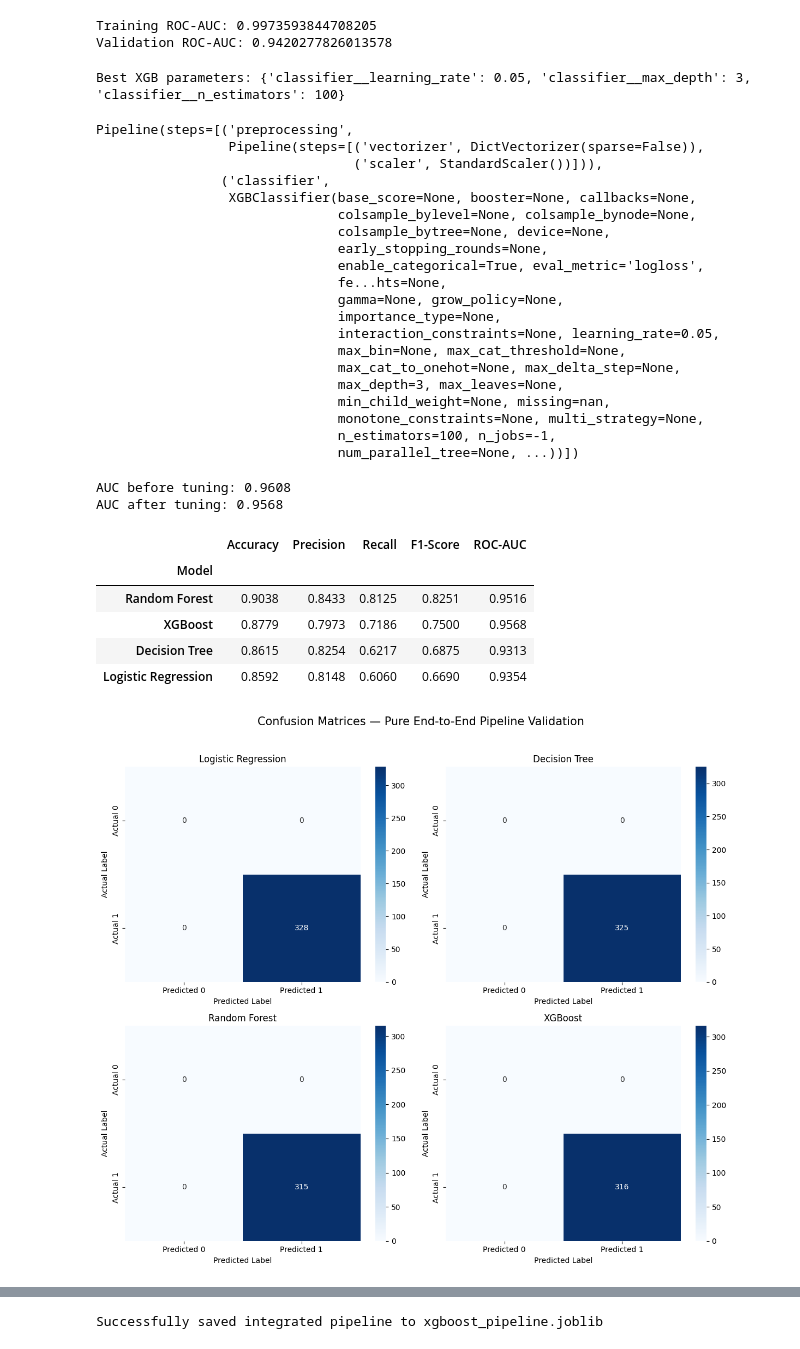
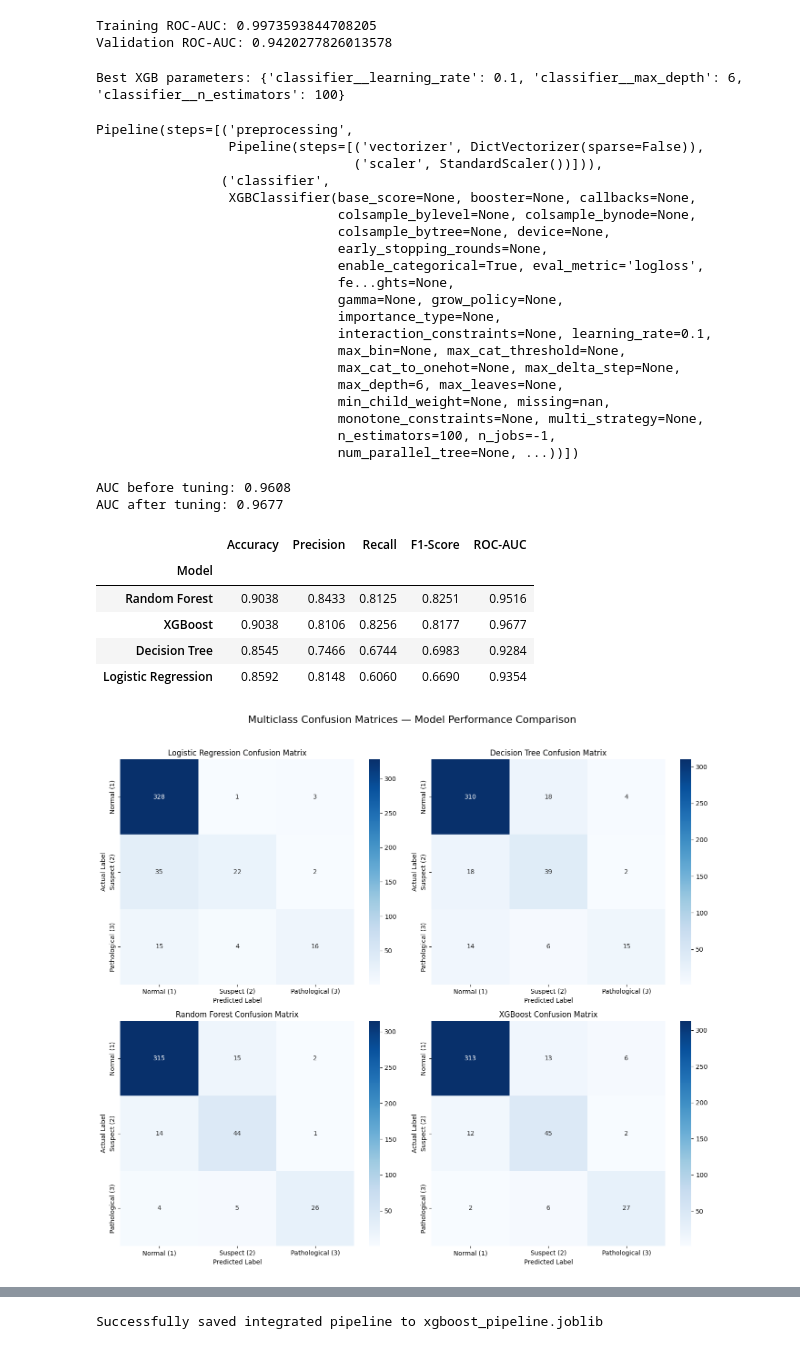
Before and after one commit to Brianoyaro/Fetal-Health-Classification, a Jupyter notebook: scripts/fetal_health.ipynb, the cells around one changed output, grey strips where cells are left out. Saved outputs shown, nothing was run; the diff lists cells and outputs as text; code cells hidden in the pictures.

```diff
--- a/scripts/fetal_health.ipynb
+++ b/scripts/fetal_health.ipynb
@@ -173,7 +183,7 @@ param_grid = {
 grid_search_lr = GridSearchCV(
     estimator=logistic_reg_pipeline,
     param_grid=param_grid,
-    scoring='roc_auc',
+    scoring='roc_auc_ovr',
     cv=cv,
     n_jobs=-1,
     refit=True
@@ -244,7 +254,7 @@ param_grid_dt = {
 grid_search_dt = GridSearchCV(
     estimator=decision_tree_pipeline,
     param_grid=param_grid_dt,
-    scoring='roc_auc',
+    scoring='roc_auc_ovr',
     cv=cv,
     n_jobs=-1
 )
@@ -411,7 +421,7 @@ param_grid_xgb = {
 grid_search_xgb = GridSearchCV(
     estimator=xgboost_pipeline,
     param_grid=param_grid_xgb,
-    scoring='roc_auc',
+    scoring='roc_auc_ovr',
     cv=cv,
     n_jobs=-1
 )
@@ -433,7 +443,7 @@ final_xgb = Pipeline([
 ])
 final_xgb.fit(X_dict_full_train, y_full_train_xgb)
 # %% [output]
-Best XGB parameters: {'classifier__learning_rate': 0.05, 'classifier__max_depth': 3, 'classifier__n_estimators': 100}
+Best XGB parameters: {'classifier__learning_rate': 0.1, 'classifier__max_depth': 6, 'classifier__n_estimators': 100}
 Pipeline(steps=[('preprocessing',
                  Pipeline(steps=[('vectorizer', DictVectorizer(sparse=False)),
                                  ('scaler', StandardScaler())])),
@@ -443,13 +453,13 @@ Pipeline(steps=[('preprocessing',
                                colsample_bytree=None, device=None,
                                early_stopping_rounds=None,
                                enable_categorical=True, eval_metric='logloss',
-                               fe...hts=None,
+                               fe...ghts=None,
                                gamma=None, grow_policy=None,
                                importance_type=None,
-                               interaction_constraints=None, learning_rate=0.05,
+                               interaction_constraints=None, learning_rate=0.1,
                                max_bin=None, max_cat_threshold=None,
                                max_cat_to_onehot=None, max_delta_step=None,
-                               max_depth=3, max_leaves=None,
+                               max_depth=6, max_leaves=None,
                                min_child_weight=None, missing=nan,
                                monotone_constraints=None, multi_strategy=None,
                                n_estimators=100, n_jobs=-1,
@@ -463,7 +473,7 @@ print(f"AUC before tuning: {roc_auc_score(y_test, y_pred, multi_class="ovr"):.4f
 print(f"AUC after tuning: {roc_auc_score(y_test, y_full_pred, multi_class="ovr"):.4f}")
 # %% [output]
 AUC before tuning: 0.9608
-AUC after tuning: 0.9568
+AUC after tuning: 0.9677
 # %%
 # Map our comparison models using updated pipelines
 models = {
@@ -504,34 +514,37 @@ display(results_df.round(4).sort_values(by="F1-Score", ascending=False))
 |  | Accuracy | Precision | Recall | F1-Score | ROC-AUC |
 | Model |  |  |  |  |  |
 | Random Forest | 0.9038 | 0.8433 | 0.8125 | 0.8251 | 0.9516 |
-| XGBoost | 0.8779 | 0.7973 | 0.7186 | 0.7500 | 0.9568 |
-| Decision Tree | 0.8615 | 0.8254 | 0.6217 | 0.6875 | 0.9313 |
+| XGBoost | 0.9038 | 0.8106 | 0.8256 | 0.8177 | 0.9677 |
+| Decision Tree | 0.8545 | 0.7466 | 0.6744 | 0.6983 | 0.9284 |
 | Logistic Regression | 0.8592 | 0.8148 | 0.6060 | 0.6690 | 0.9354 |
 # %%
 from sklearn.metrics import confusion_matrix
 
-fig, axes = plt.subplots(2, 2, figsize=(12, 10))
+fig, axes = plt.subplots(2, 2, figsize=(14, 12))
 axes = axes.flatten()
+
+class_names = ["Normal (1)", "Suspect (2)", "Pathological (3)"]
 
 for ax, (name, model) in zip(axes, models.items()):
     y_pred = predictions[name]["y_pred"]
-    cm = confusion_matrix(y_test, y_pred, labels=[0, 1])
+    # Calculate multiclass confusion matrix using the actual classes [1, 2, 3]
+    cm = confusion_matrix(y_test, y_pred, labels=[1.0, 2.0, 3.0])
 
     sns.heatmap(
         cm, annot=True, fmt="d", cmap="Blues",
-        xticklabels=["Predicted 0", "Predicted 1"],
-        yticklabels=["Actual 0", "Actual 1"],
+        xticklabels=class_names,
+        yticklabels=class_names,
         ax=ax
     )
-    ax.set_title(name)
+    ax.set_title(f"{name} Confusion Matrix")
     ax.set_xlabel("Predicted Label")
     ax.set_ylabel("Actual Label")
 
-plt.suptitle("Confusion Matrices — Pure End-to-End Pipeline Validation", fontsize=15, y=1.02)
+plt.suptitle("Multiclass Confusion Matrices — Model Performance Comparison", fontsize=16, y=1.02)
 plt.tight_layout()
 plt.show()
 # %% [output]
-[figure, old version]
+[figure, new version]
 # %%
 from sklearn.metrics import roc_curve, roc_auc_score
 from sklearn.preprocessing import label_binarize
```
Also changed, not shown: parts of 5 cells of this notebook, 3 other files.
